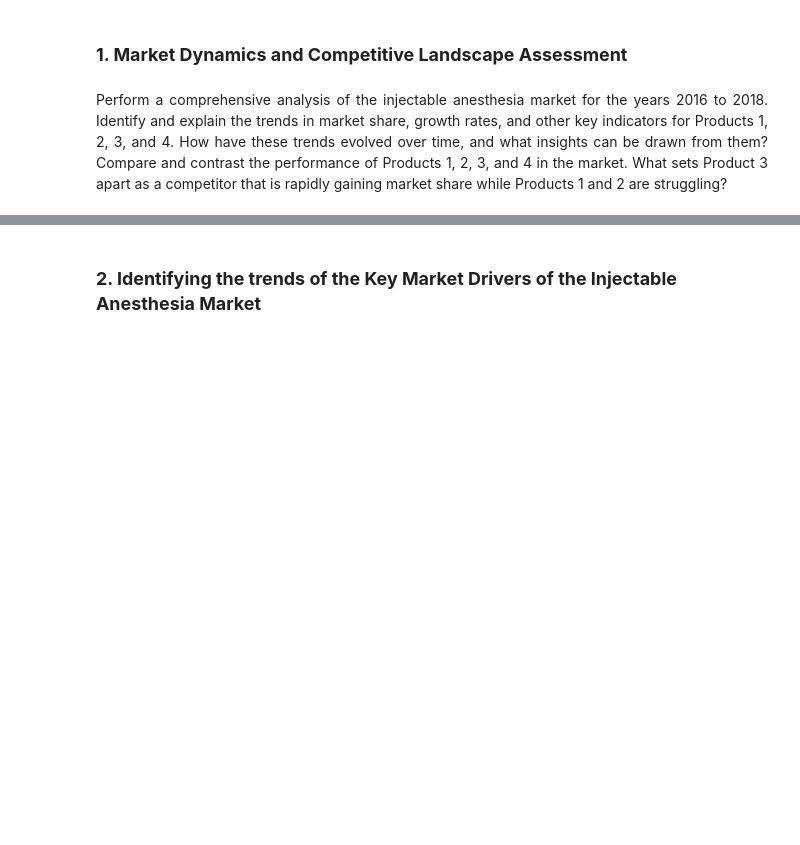
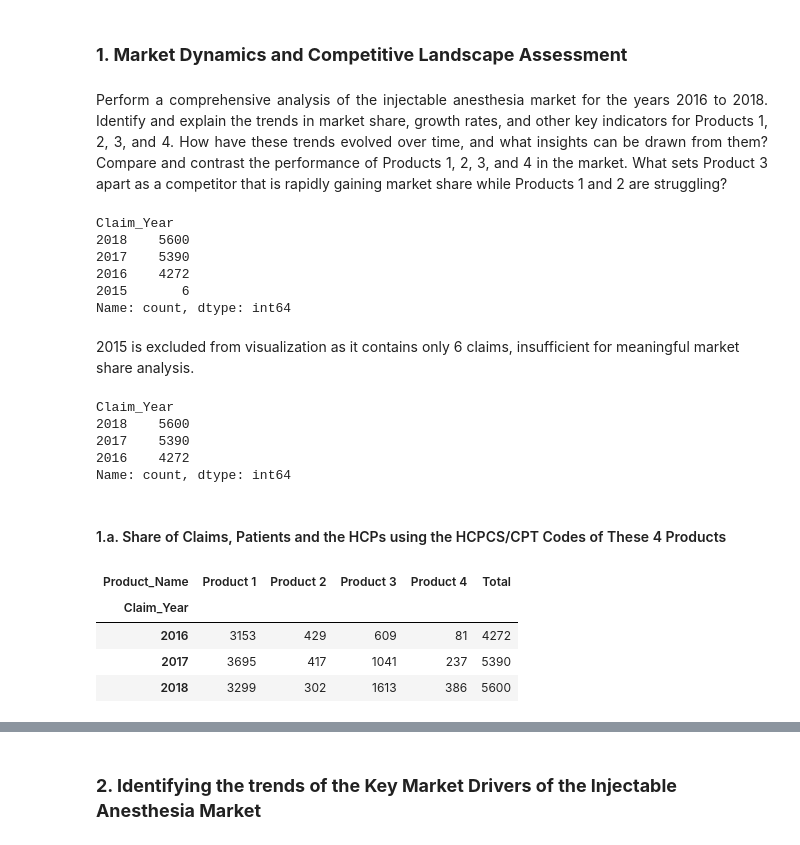
Before and after one commit to aakarsh31/BIA810-Healthcare_Anesthesia-Market-Analysis, a Jupyter notebook: BIA810_final.ipynb, the cells around one changed output, grey strips where cells are left out. Saved outputs shown, nothing was run; the diff lists cells and outputs as text; code cells hidden in the pictures; blank space fills up the shorter version.

```diff
--- a/BIA810_final.ipynb
+++ b/BIA810_final.ipynb
@@ -707,0 +712,47 @@ Perform a comprehensive analysis of the injectable anesthesia market for the yea
+# %%
+# set up
+product_order = ['Product 1', 'Product 2', 'Product 3', 'Product 4']
+colors = ['#7FA7C9', '#163A5F', "#FA7F3C", '#F5C06A']
+
+df_mkt = df[df['Product_Name'].notna()].copy()
+# %%
+df_mkt['Claim_Year'].value_counts()
+# %% [output]
+Claim_Year
+2018    5600
+2017    5390
+2016    4272
+2015       6
+Name: count, dtype: int64
+# %% [markdown]
+2015 is excluded from visualization as it contains only 6 claims, insufficient for meaningful market share analysis.
+# %%
+df_mkt = df_mkt[df_mkt['Claim_Year'] != 2015]
+
+df_mkt['Claim_Year'].value_counts()
+# %% [output]
+Claim_Year
+2018    5600
+2017    5390
+2016    4272
+Name: count, dtype: int64
+# %% [markdown]
+#### 1.a. Share of Claims, Patients and the HCPs using the HCPCS/CPT Codes of These 4 Products
+# %%
+# 1.a.1.
+# 100% stacked bar graph showing claims percentage of each product per year
+claims_pivot = (
+    df_mkt.groupby(
+    ['Claim_Year', 'Product_Name'])['Claim_ID']
+    .count()
+    .unstack(['Product_Name'])[product_order]
+)
+claims_pivot['Total'] = claims_pivot.sum(axis=1)
+
+claims_pivot
+# %% [output]
+| Product_Name | Product 1 | Product 2 | Product 3 | Product 4 | Total |
+| Claim_Year |  |  |  |  |  |
+| 2016 | 3153 | 429 | 609 | 81 | 4272 |
+| 2017 | 3695 | 417 | 1041 | 237 | 5390 |
+| 2018 | 3299 | 302 | 1613 | 386 | 5600 |
```
Also changed, not shown: parts of 14 cells of this notebook.
